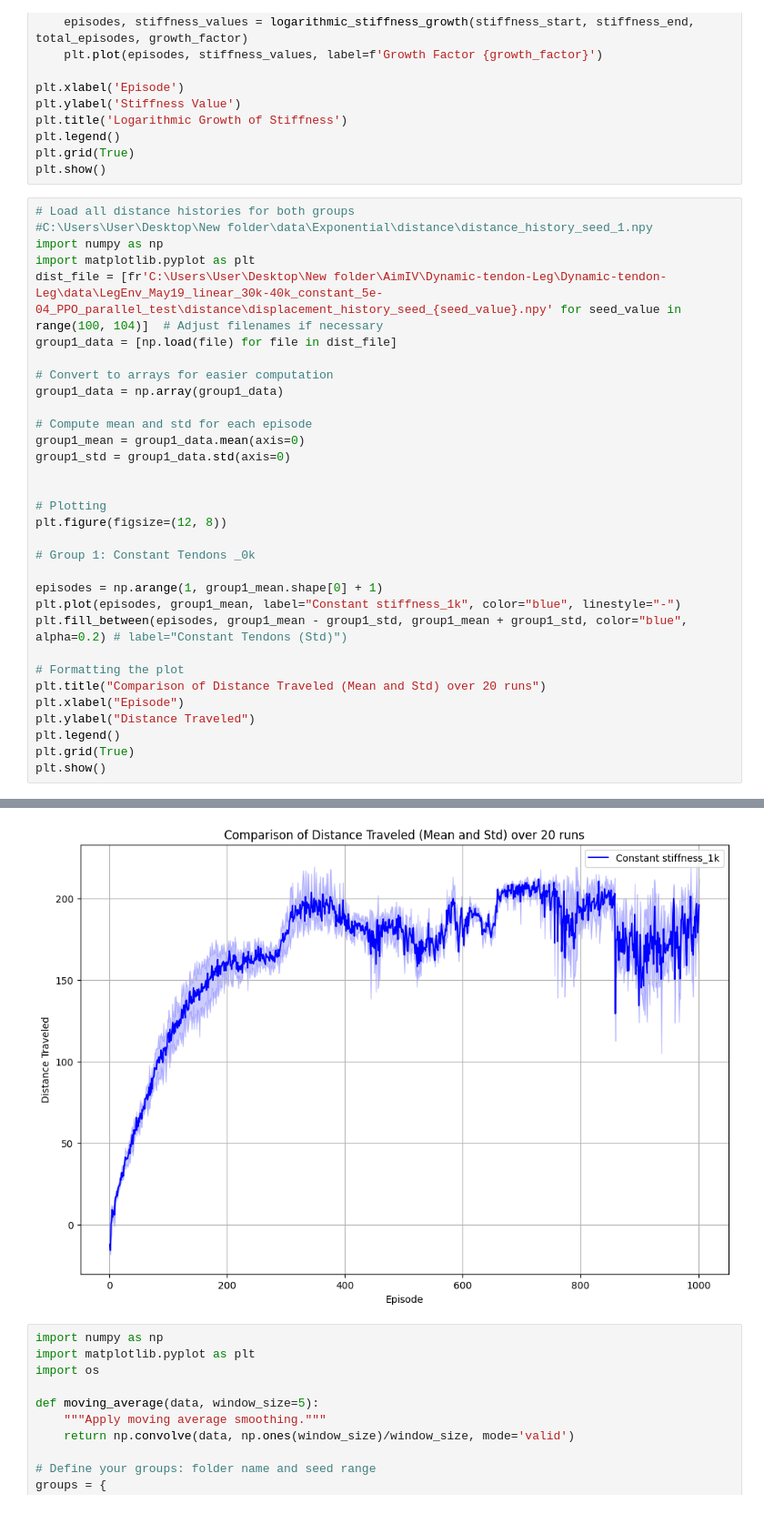
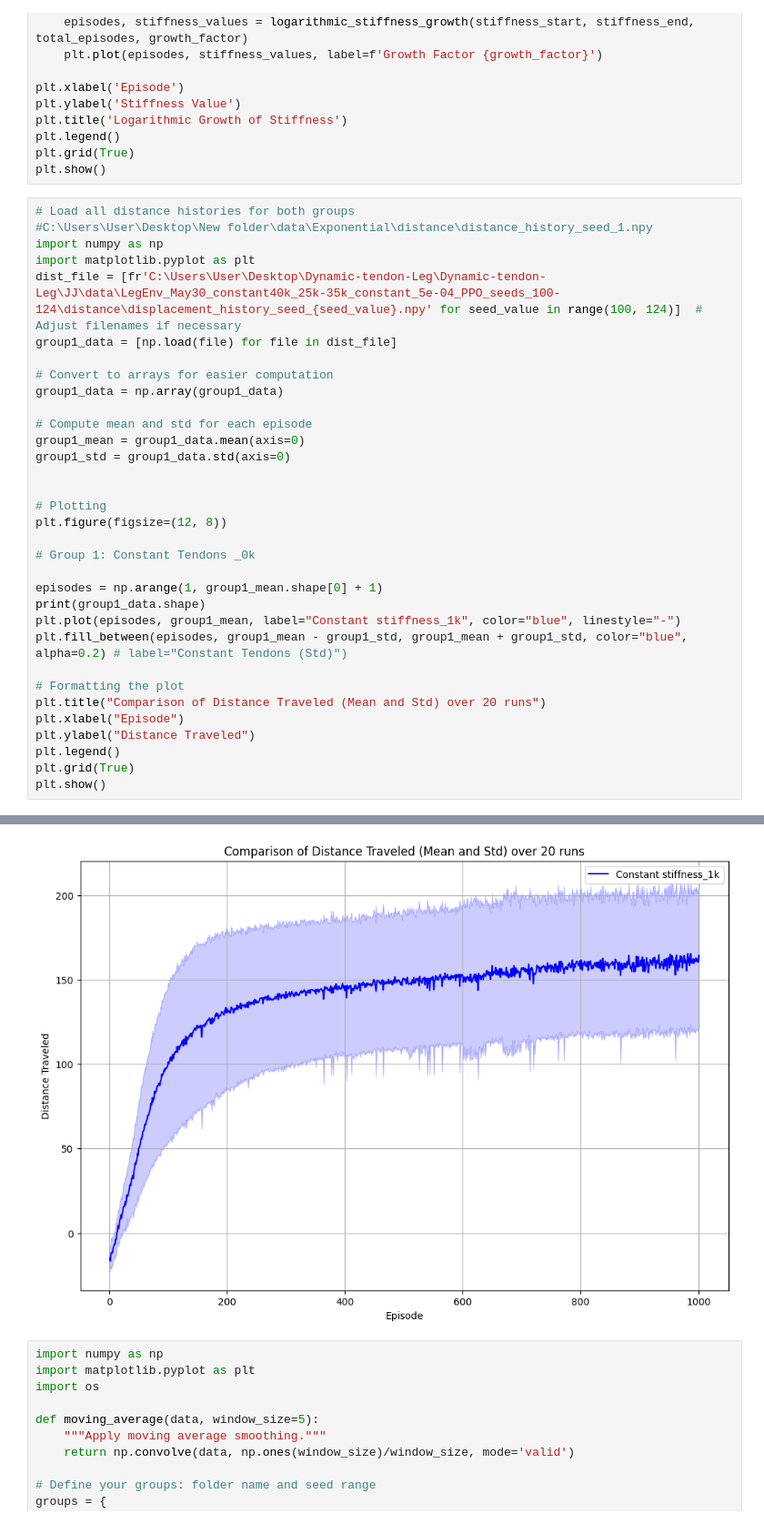
Before and after one commit to rominamir/Dynamic-tendon-Leg, a Jupyter notebook: JJ/plot.ipynb, the cells around one changed output, grey strips where cells are left out. Shown at 91% size. Saved outputs shown, nothing was run; the diff lists cells and outputs as text.

```diff
--- a/JJ/plot.ipynb
+++ b/JJ/plot.ipynb
@@ -90,7 +90,7 @@ plt.show()
 #C:\Users\User\Desktop\New folder\data\Exponential\distance\distance_history_seed_1.npy
 import numpy as np
 import matplotlib.pyplot as plt
-dist_file = [fr'C:\Users\User\Desktop\New folder\AimIV\Dynamic-tendon-Leg\Dynamic-tendon-Leg\data\LegEnv_May19_linear_30k-40k_constant_5e-04_PPO_parallel_test\distance\displacement_history_seed_{seed_value}.npy' for seed_value in range(100, 104)]  # Adjust filenames if necessary
+dist_file = [fr'C:\Users\User\Desktop\Dynamic-tendon-Leg\Dynamic-tendon-Leg\JJ\data\LegEnv_May30_constant40k_25k-35k_constant_5e-04_PPO_seeds_100-124\distance\displacement_history_seed_{seed_value}.npy' for seed_value in range(100, 124)]  # Adjust filenames if necessary
 group1_data = [np.load(file) for file in dist_file]
 
 # Convert to arrays for easier computation
@@ -107,6 +107,7 @@ plt.figure(figsize=(12, 8))
 # Group 1: Constant Tendons _0k
 
 episodes = np.arange(1, group1_mean.shape[0] + 1)
+print(group1_data.shape)
 plt.plot(episodes, group1_mean, label="Constant stiffness_1k", color="blue", linestyle="-")
 plt.fill_between(episodes, group1_mean - group1_std, group1_mean + group1_std, color="blue", alpha=0.2) # label="Constant Tendons (Std)")
 
@@ -121,4 +123,4 @@ plt.show()
-[figure, old version]
+[figure, new version]
 # %%
 import numpy as np
 import matplotlib.pyplot as plt
```
Also changed, not shown: parts of 3 cells of this notebook, 7 other files.
